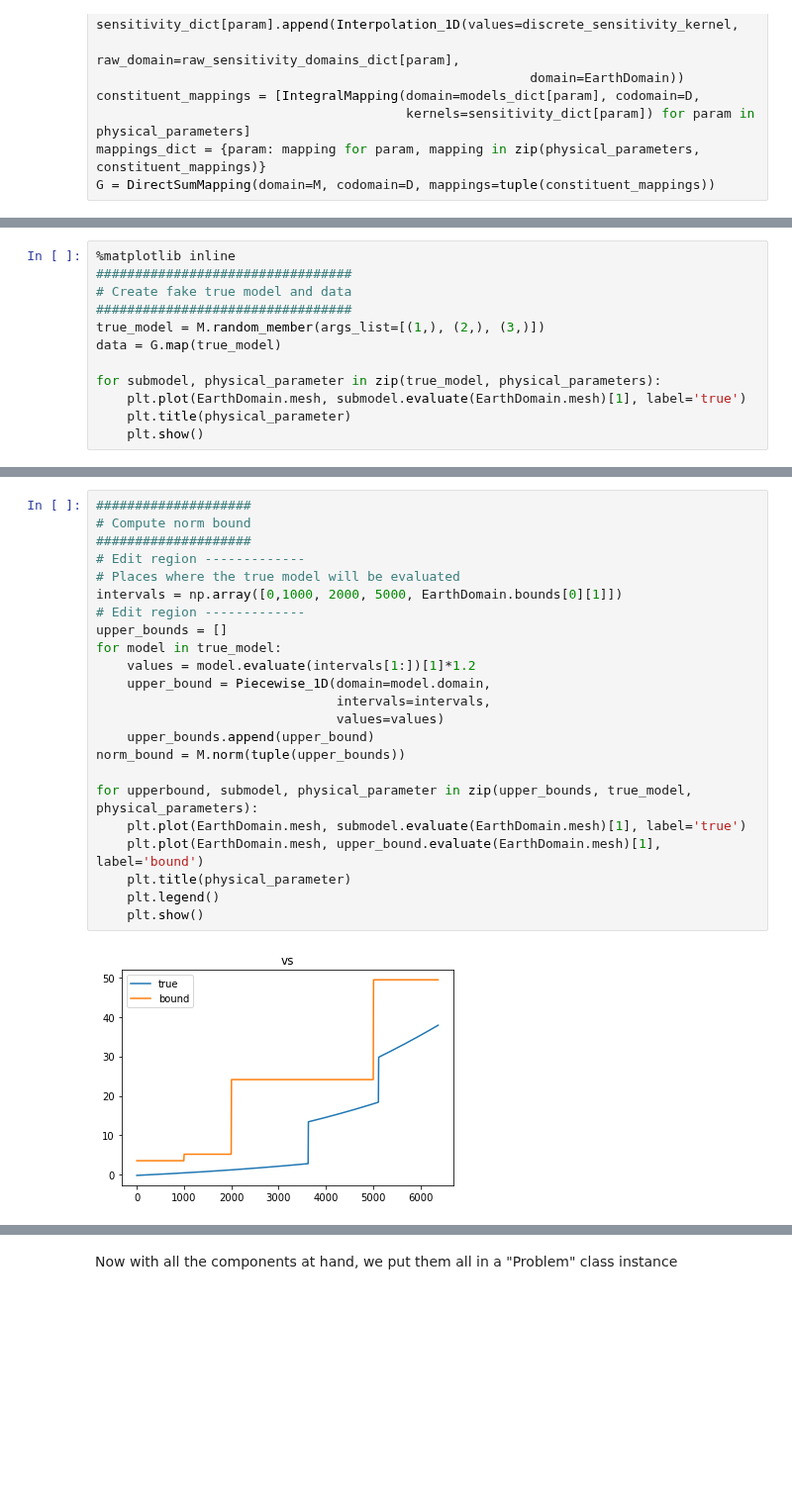
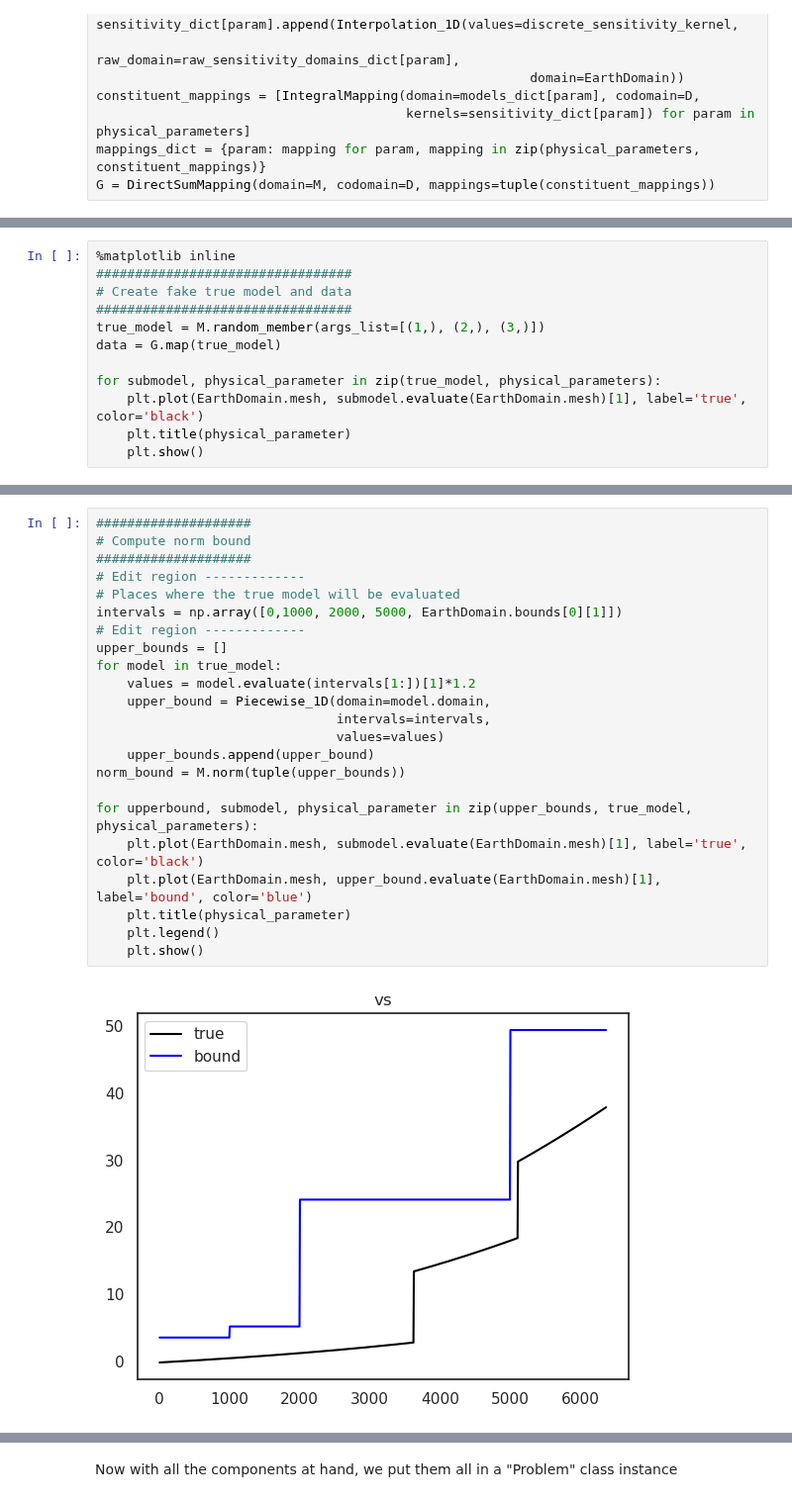
Before and after one commit to Adrian-Mag/SOLA_DLI, a Jupyter notebook: solving_problems.ipynb, the cells around one changed output, grey strips where cells are left out. Shown at 99% size. Cells and saved outputs as stored; diff of their text form; blank space fills up the shorter version.

```diff
--- a/solving_problems.ipynb
+++ b/solving_problems.ipynb
@@ -105,7 +106,7 @@ true_model = M.random_member(args_list=[(1,), (2,), (3,)])
 data = G.map(true_model)
 
 for submodel, physical_parameter in zip(true_model, physical_parameters):
-    plt.plot(EarthDomain.mesh, submodel.evaluate(EarthDomain.mesh)[1], label='true')
+    plt.plot(EarthDomain.mesh, submodel.evaluate(EarthDomain.mesh)[1], label='true', color='black')
     plt.title(physical_parameter)
     plt.show()
 # %% [output]
@@ -115,25 +116,25 @@ for submodel, physical_parameter in zip(true_model, physical_parameters):
 # %%
 ####################
 # Compute norm bound
 ####################
 # Edit region -------------
 # Places where the true model will be evaluated
 intervals = np.array([0,1000, 2000, 5000, EarthDomain.bounds[0][1]])
 # Edit region -------------
 upper_bounds = []
 for model in true_model:
     values = model.evaluate(intervals[1:])[1]*1.2
     upper_bound = Piecewise_1D(domain=model.domain,
                                intervals=intervals,
                                values=values)
     upper_bounds.append(upper_bound)
 norm_bound = M.norm(tuple(upper_bounds))
 
 for upperbound, submodel, physical_parameter in zip(upper_bounds, true_model, physical_parameters):
-    plt.plot(EarthDomain.mesh, submodel.evaluate(EarthDomain.mesh)[1], label='true')
-    plt.plot(EarthDomain.mesh, upper_bound.evaluate(EarthDomain.mesh)[1], label='bound')
+    plt.plot(EarthDomain.mesh, submodel.evaluate(EarthDomain.mesh)[1], label='true', color='black')
+    plt.plot(EarthDomain.mesh, upper_bound.evaluate(EarthDomain.mesh)[1], label='bound', color='blue')
     plt.title(physical_parameter)
     plt.legend()
     plt.show()
 # %% [output]
-[figure, old version]
+[figure, new version]
```
Also changed, not shown: parts of 12 cells of this notebook, 4 other files.
